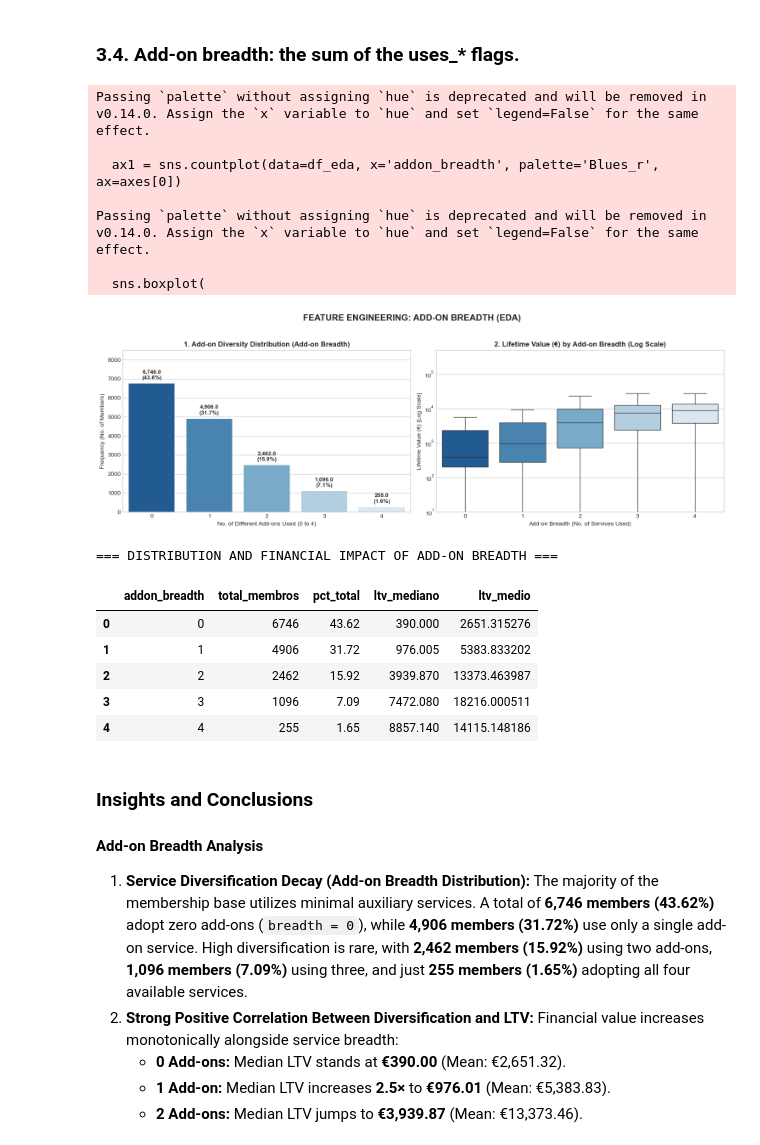
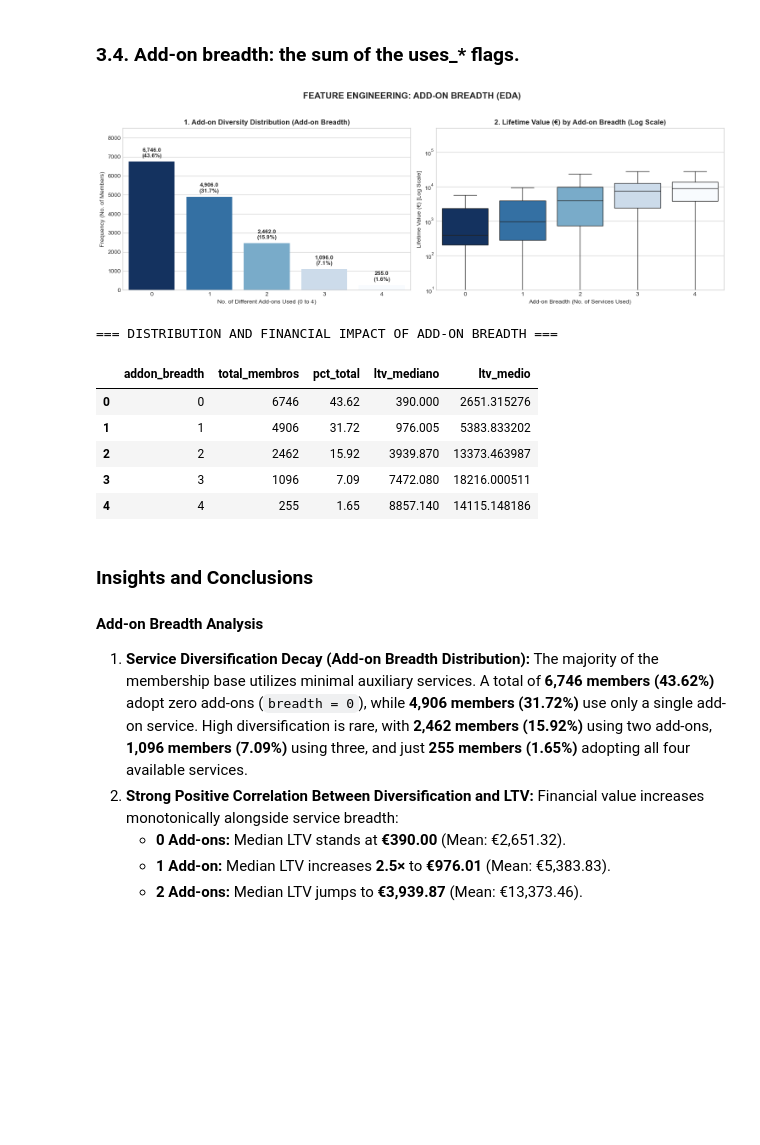
Before and after one commit to Diogosousa03/DM_Grupo18, a Jupyter notebook: notebooks/Group18_EDA_Code.ipynb, the cells around one changed output. Drawn from its saved outputs; the diff is of its cells as text; code cells hidden in the pictures; blank space fills up the shorter version.

```diff
--- a/notebooks/Group18_EDA_Code.ipynb
+++ b/notebooks/Group18_EDA_Code.ipynb
@@ -1255,7 +1229,7 @@ df_eda['addon_breadth'] = df_eda[addon_flags].sum(axis=1)
 fig, axes = plt.subplots(1, 2, figsize=(15, 5))
 
 # Add-on Count Distribution (Com anotações diretas)
-ax1 = sns.countplot(data=df_eda, x='addon_breadth', palette='Blues_r', ax=axes[0])
+ax1 = sns.countplot(data=df_eda, x='addon_breadth', hue='addon_breadth', legend=False, palette='Blues_r', ax=axes[0])
 set_labels(axes[0], '1. Add-on Diversity Distribution (Add-on Breadth)',
            'No. of Different Add-ons Used (0 to 4)', 'Frequency (No. of Members)')
 axes[0].set_ylim(0, len(df_eda) * 0.55)
@@ -1272,43 +1246,36 @@ for p in ax1.patches:
         fontsize=9.5,
         fontweight='bold'
     )
 
 # Boxplot of LTV by Add-on Breadth Level (Escala Log & Excl. Fliers)
 sns.boxplot(
     data=df_eda,
     x='addon_breadth',
     y='lifetime_value_clean',
-    palette='Blues_r',
+    hue='addon_breadth', legend=False, palette='Blues_r',
     ax=axes[1],
     showfliers=False
 )
 axes[1].set_yscale('log')
 axes[1].set_ylim(10, 5e5) # Alinha o limite com a escala global de LTV
 set_labels(axes[1], '2. Lifetime Value (€) by Add-on Breadth (Log Scale)',
            'Add-on Breadth (No. of Services Used)', 'Lifetime Value (€) [Log Scale]')
 
 finish_figure('FEATURE ENGINEERING: ADD-ON BREADTH (EDA)', y=1.03)
 
 # DIVERSIFICATION STATISTICAL SUMMARY
 breadth_summary = df_eda.groupby('addon_breadth').agg(
     total_membros=('member_id', 'count'),
     pct_total=('member_id', lambda x: round(len(x) / len(df_eda) * 100, 2)),
     ltv_mediano=('lifetime_value_clean', 'median'),
     ltv_medio=('lifetime_value_clean', 'mean')
 ).reset_index()
 
 print("=== DISTRIBUTION AND FINANCIAL IMPACT OF ADD-ON BREADTH ===")
 display(breadth_summary)
 # %% [output]
+[figure, new version]
-Passing `palette` without assigning `hue` is deprecated and will be removed in v0.14.0. Assign the `x` variable to `hue` and set `legend=False` for the same effect.
-
-  ax1 = sns.countplot(data=df_eda, x='addon_breadth', palette='Blues_r', ax=axes[0])
-
-Passing `palette` without assigning `hue` is deprecated and will be removed in v0.14.0. Assign the `x` variable to `hue` and set `legend=False` for the same effect.
-
-  sns.boxplot(
+=== DISTRIBUTION AND FINANCIAL IMPACT OF ADD-ON BREADTH ===
-[figure, old version]
-=== DISTRIBUTION AND FINANCIAL IMPACT OF ADD-ON BREADTH ===
 |  | addon_breadth | total_membros | pct_total | ltv_mediano | ltv_medio |
 | 0 | 0 | 6746 | 43.62 | 390.000 | 2651.315276 |
 | 1 | 1 | 4906 | 31.72 | 976.005 | 5383.833202 |
```
Also changed, not shown: parts of 9 cells of this notebook.
